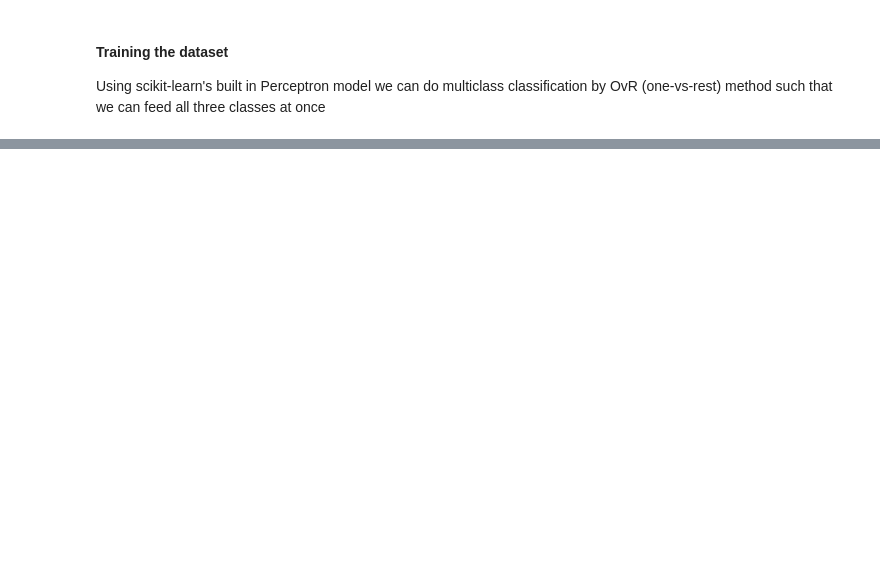
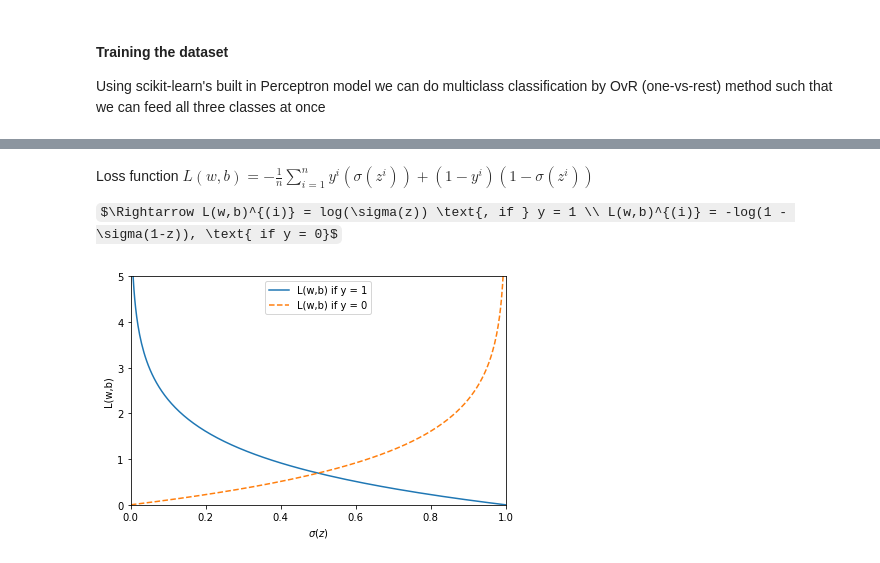
Before and after one commit to eirikbaekkelund/machine_learning_pytorch, a Jupyter notebook: ch3_machine_learning_classifiers_scikit_learn/ch03.ipynb, the cells around one changed output, grey strips where cells are left out. Saved outputs shown, nothing was run; the diff lists cells and outputs as text; code cells hidden in the pictures; some formulas as TeX source; blank space fills up the shorter version.

```diff
--- a/ch3_machine_learning_classifiers_scikit_learn/ch03.ipynb
+++ b/ch3_machine_learning_classifiers_scikit_learn/ch03.ipynb
@@ -57,0 +138,27 @@ Misclassified examples: 30
+# %% [markdown]
+Loss function $L(w,b) = -\frac{1}{n} \sum_{i=1}^{n}  y^{i}(\sigma(z^{i})) + (1 - y^{i})(1 - \sigma(z^{i}))$
+
+  $\Rightarrow L(w,b)^{(i)} = log(\sigma(z)) \text{, if } y = 1 \\ L(w,b)^{(i)} = -log(1 - \sigma(1-z)), \text{ if y = 0}$
+# %%
+def loss_1(z):
+    return -np.log(sigmoid(z))
+def loss_2(z):
+    return -np.log(1 - sigmoid(z))
+
+z = np.arange(-7,7,0.1)
+sigma_z = sigmoid(z)
+c1 = [loss_1(z_i) for z_i in z]
+c2 = [loss_2(z_i) for z_i in z]
+
+plt.plot(sigma_z,c1, label = 'L(w,b) if y = 1')
+plt.plot(sigma_z,c2, linestyle='--', label = 'L(w,b) if y = 0')
+
+plt.ylim(0,5)
+plt.xlim([0,1])
+plt.xlabel('$\sigma(z)$')
+plt.ylabel('L(w,b)')
+plt.legend(loc='best')
+plt.tight_layout()
+plt.show()
+# %% [output]
+[figure, added]
```
Also changed, not shown: parts of 21 cells of this notebook, 2 other files.
